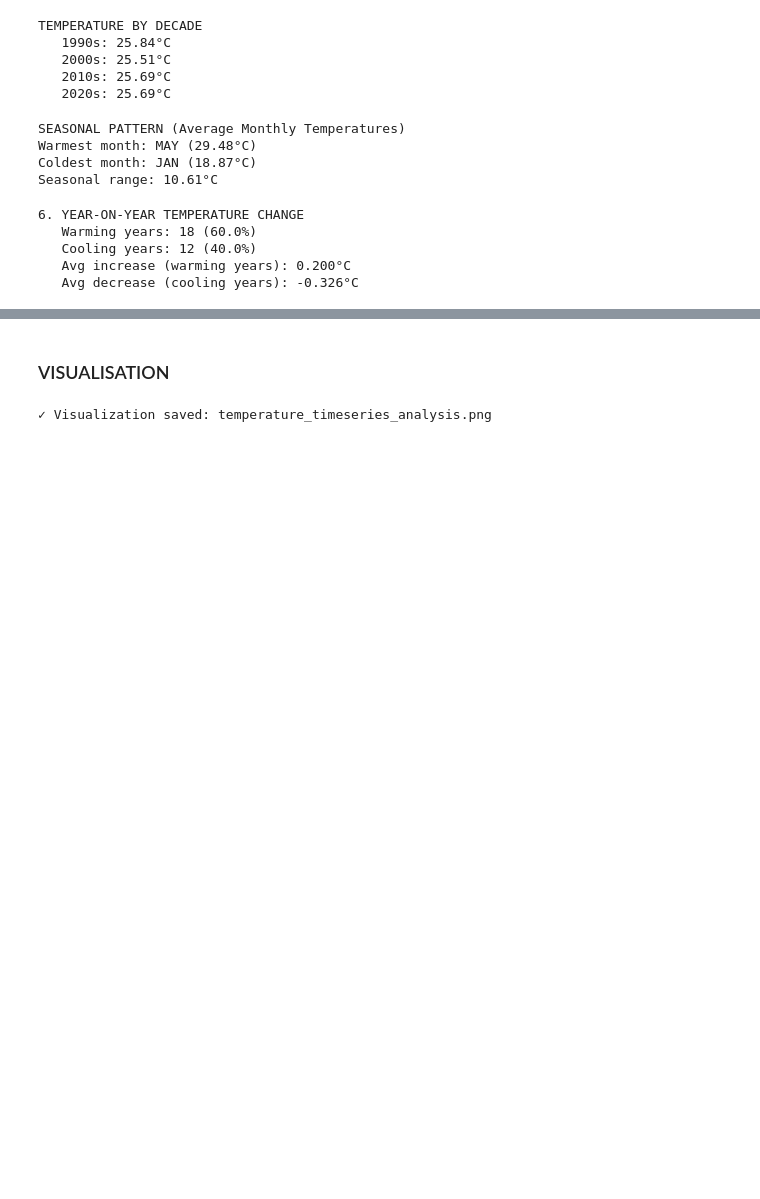
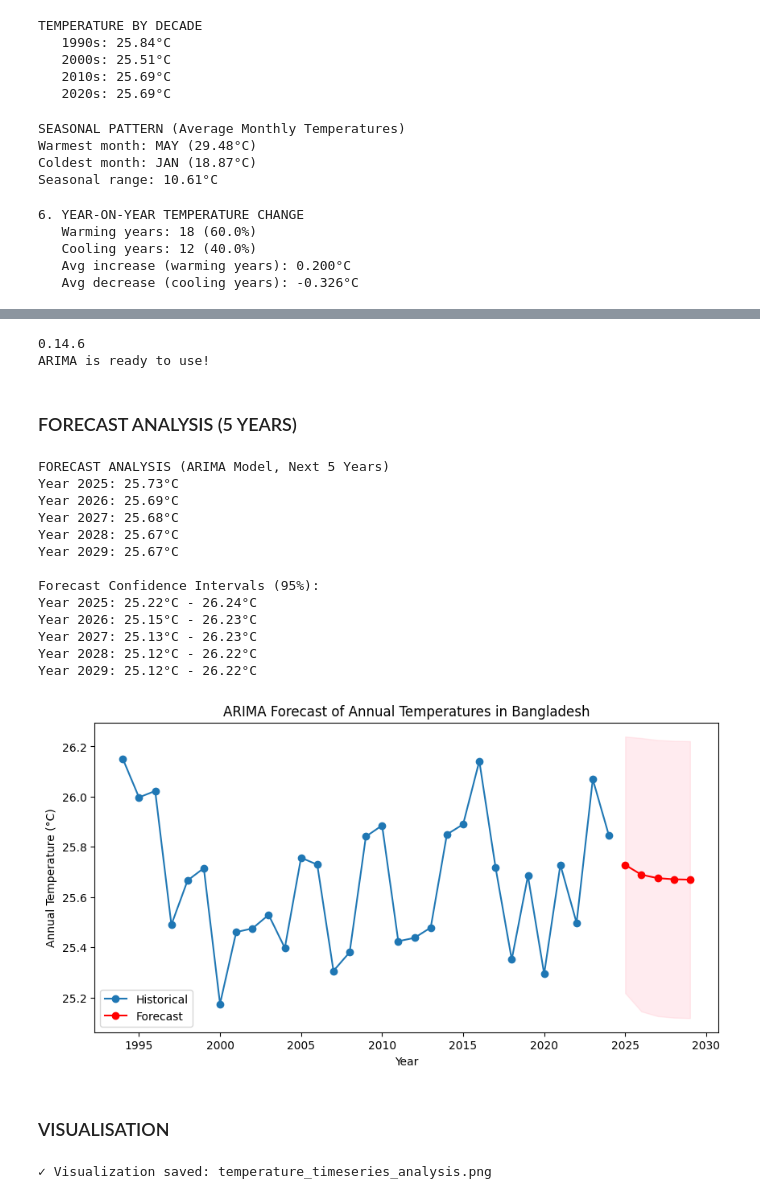
Before and after one commit to OlusolaCC/python-practise, a Jupyter notebook: time_series_Statistics.ipynb, the cells around one changed output, grey strips where cells are left out. Saved outputs shown, nothing was run; the diff lists cells and outputs as text; code cells hidden in the pictures; blank space fills up the shorter version.

```diff
--- a/time_series_Statistics.ipynb
+++ b/time_series_Statistics.ipynb
@@ -257,3 +190,72 @@ print(f"   - This captures natural year-to-year variability")
+# %%
+from statsmodels.tsa.arima.model import ARIMA
+import statsmodels
+print(statsmodels.__version__)
+from statsmodels.tsa.arima.model import ARIMA
+print("ARIMA is ready to use!")
+# %% [output]
+0.14.6
+ARIMA is ready to use!
+# %% [markdown]
+### FORECAST ANALYSIS (5 YEARS)
+# %%
+# --- ARIMA Forecasting for Next 5 Years ---
+from statsmodels.tsa.arima.model import ARIMA
+
+# Your annual temperature series is already calculated
+# annual_temps: index = YEAR, values = mean temperature
+
+# ARIMA model
+model = ARIMA(annual_temps, order=(1,1,1))
+model_fit = model.fit()
+
+# Forecast the next 5 years
+forecast_steps = 5
+forecast = model_fit.get_forecast(steps=forecast_steps)
+forecast_values = forecast.predicted_mean
+forecast_conf_int = forecast.conf_int()
+
+# Index for forecasted years
+last_year = annual_temps.index[-1]
+forecast_years = np.arange(last_year + 1, last_year + forecast_steps + 1)
+
+# Display forecast results
+print("\nFORECAST ANALYSIS (ARIMA Model, Next 5 Years)")
+for year, temp in zip(forecast_years, forecast_values):
+    print(f"Year {year}: {temp:.2f}°C")
+
+print("\nForecast Confidence Intervals (95%):")
+for year, (lower, upper) in zip(forecast_years, forecast_conf_int.values):
+    print(f"Year {year}: {lower:.2f}°C - {upper:.2f}°C")
+
+# Plot historical and forecasted temperatures
+plt.figure(figsize=(10,5))
+plt.plot(annual_temps.index, annual_temps.values, label='Historical', marker='o')
+plt.plot(forecast_years, forecast_values, label='Forecast', marker='o', color='red')
+plt.fill_between(forecast_years,
+                 forecast_conf_int.iloc[:,0],
+                 forecast_conf_int.iloc[:,1],
+                 color='pink', alpha=0.3)
+plt.xlabel('Year')
+plt.ylabel('Annual Temperature (°C)')
+plt.title('ARIMA Forecast of Annual Temperatures in Bangladesh')
+plt.legend()
+plt.show()
+# %% [output]
+FORECAST ANALYSIS (ARIMA Model, Next 5 Years)
+Year 2025: 25.73°C
+Year 2026: 25.69°C
+Year 2027: 25.68°C
+Year 2028: 25.67°C
+Year 2029: 25.67°C
+
+Forecast Confidence Intervals (95%):
+Year 2025: 25.22°C - 26.24°C
+Year 2026: 25.15°C - 26.23°C
+Year 2027: 25.13°C - 26.23°C
+Year 2028: 25.12°C - 26.22°C
+Year 2029: 25.12°C - 26.22°C
+[figure, added]
 # %% [markdown]
 ### VISUALISATION
 # %%
```
Also changed, not shown: parts of 6 cells of this notebook, 1 other file.
